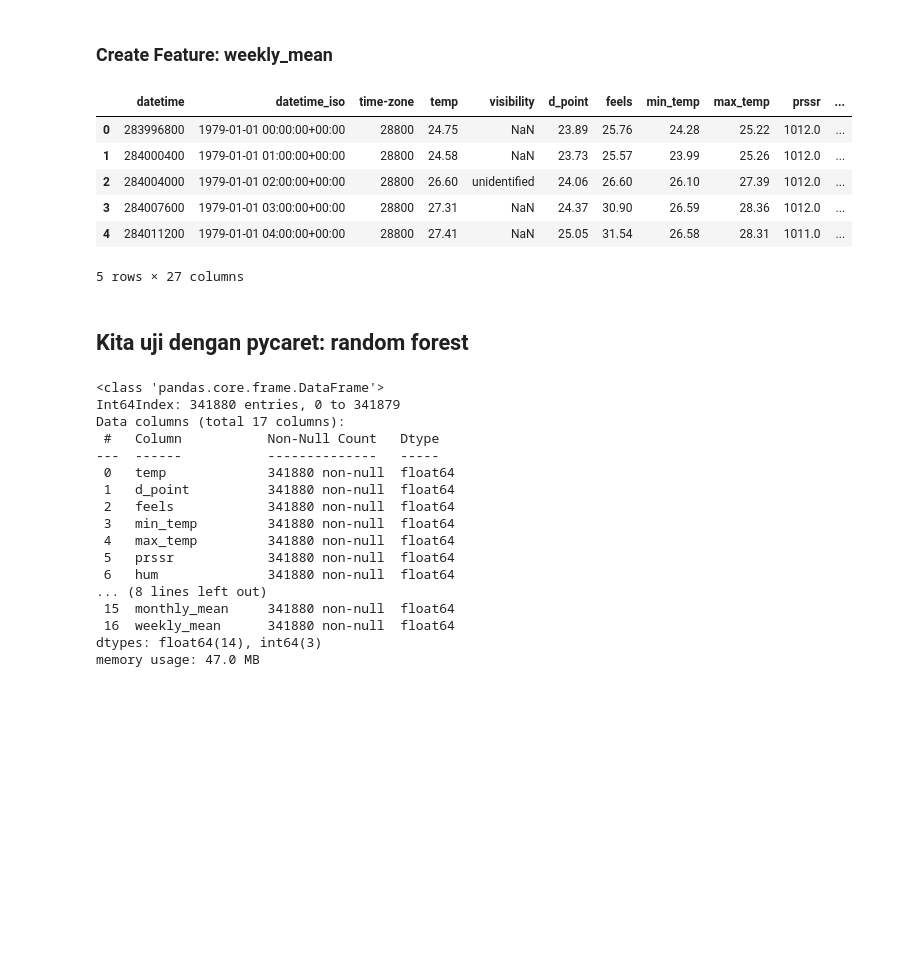
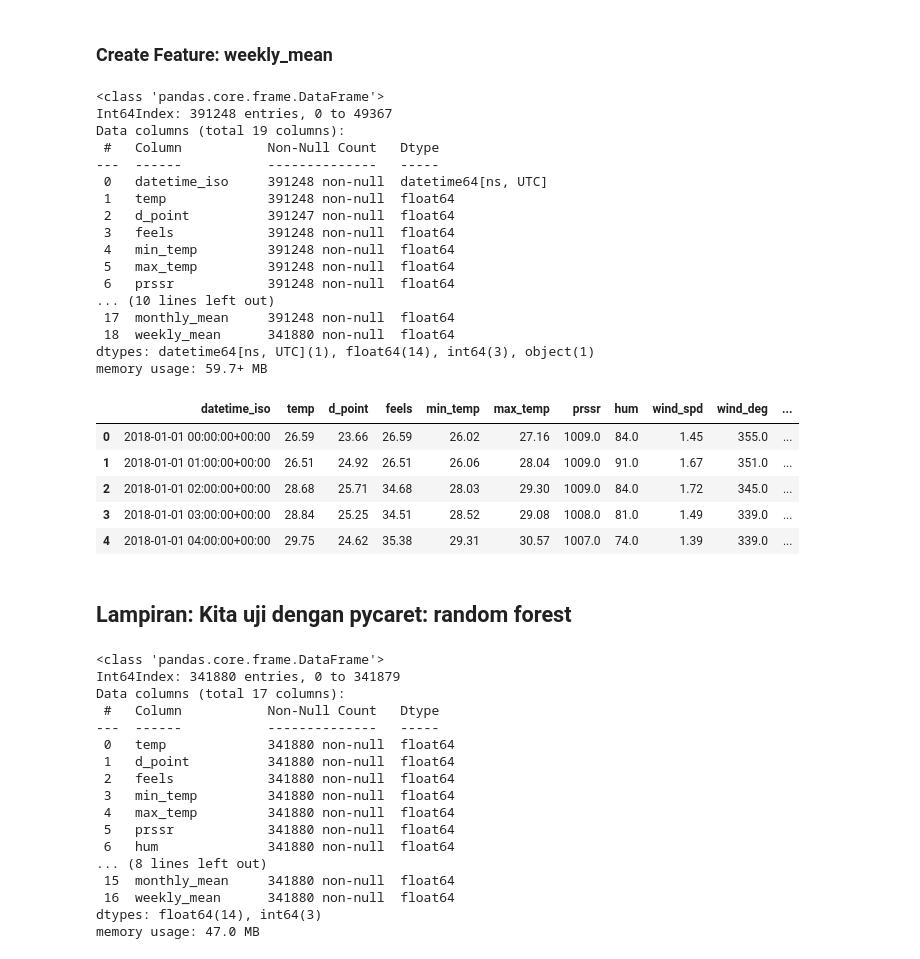
Before and after one commit to RayhanAdii/NextHope-Dataquest, a Jupyter notebook: 6_1_Feature_Extraction.ipynb, the cells around one changed output. Saved outputs shown, nothing was run; the diff lists cells and outputs as text; code cells hidden in the pictures; blank space fills up the shorter version.

Commit message:
add quick modeling using pycaret, still have bug on 6_1

```diff
--- a/6_1_Feature_Extraction.ipynb
+++ b/6_1_Feature_Extraction.ipynb
@@ -151,15 +151,23 @@ df['monthly_mean'] = df.groupby(df['datetime_iso'].dt.month)['rain_1h'].transfor
 # %%
 df['weekly_mean'] = df.groupby([df['datetime_iso'].dt.year, df['datetime_iso'].dt.month, df['datetime_iso'].dt.isocalendar().week])['rain_1h'].transform('mean')
 # %%
-df.head()
+df.info()
 # %% [output]
-|  | datetime | datetime_iso | time-zone | temp | visibility | d_point | feels | min_temp | max_temp | prssr | ... |
-| 0 | 283996800 | 1979-01-01 00:00:00+00:00 | 28800 | 24.75 | NaN | 23.89 | 25.76 | 24.28 | 25.22 | 1012.0 | ... |
-| 1 | 284000400 | 1979-01-01 01:00:00+00:00 | 28800 | 24.58 | NaN | 23.73 | 25.57 | 23.99 | 25.26 | 1012.0 | ... |
-| 2 | 284004000 | 1979-01-01 02:00:00+00:00 | 28800 | 26.60 | unidentified | 24.06 | 26.60 | 26.10 | 27.39 | 1012.0 | ... |
-| 3 | 284007600 | 1979-01-01 03:00:00+00:00 | 28800 | 27.31 | NaN | 24.37 | 30.90 | 26.59 | 28.36 | 1012.0 | ... |
-| 4 | 284011200 | 1979-01-01 04:00:00+00:00 | 28800 | 27.41 | NaN | 25.05 | 31.54 | 26.58 | 28.31 | 1011.0 | ... |
-5 rows × 27 columns
+<class 'pandas.core.frame.DataFrame'>
+Int64Index: 391248 entries, 0 to 49367
+Data columns (total 19 columns):
+ #   Column           Non-Null Count   Dtype
+---  ------           --------------   -----
+ 0   datetime_iso     391248 non-null  datetime64[ns, UTC]
+ 1   temp             391248 non-null  float64
+ 2   d_point          391247 non-null  float64
+ 3   feels            391248 non-null  float64
+ 4   min_temp         391248 non-null  float64
+ 5   max_temp         391248 non-null  float64
+ 6   prssr            391248 non-null  float64
+... (10 lines left out)
+ 17  monthly_mean     391248 non-null  float64
+ 18  weekly_mean      341880 non-null  float64
+dtypes: datetime64[ns, UTC](1), float64(14), int64(3), object(1)
+memory usage: 59.7+ MB
-# %% [markdown]
-## Kita uji dengan pycaret: random forest
 # %%
@@ -171,3 +179,12 @@ df_test = df[df['source'] == 'df_test']
 # Remove the 'source' column if you no longer need it
 df_train = df_train.drop(columns=['source'])
 df_test = df_test.drop(columns=['source'])
+# %%
+df_test.head()
+# %% [output]
+|  | datetime_iso | temp | d_point | feels | min_temp | max_temp | prssr | hum | wind_spd | wind_deg | ... |
+| 0 | 2018-01-01 00:00:00+00:00 | 26.59 | 23.66 | 26.59 | 26.02 | 27.16 | 1009.0 | 84.0 | 1.45 | 355.0 | ... |
+| 1 | 2018-01-01 01:00:00+00:00 | 26.51 | 24.92 | 26.51 | 26.06 | 28.04 | 1009.0 | 91.0 | 1.67 | 351.0 | ... |
+| 2 | 2018-01-01 02:00:00+00:00 | 28.68 | 25.71 | 34.68 | 28.03 | 29.30 | 1009.0 | 84.0 | 1.72 | 345.0 | ... |
+| 3 | 2018-01-01 03:00:00+00:00 | 28.84 | 25.25 | 34.51 | 28.52 | 29.08 | 1008.0 | 81.0 | 1.49 | 339.0 | ... |
+| 4 | 2018-01-01 04:00:00+00:00 | 29.75 | 24.62 | 35.38 | 29.31 | 30.57 | 1007.0 | 74.0 | 1.39 | 339.0 | ... |
@@ -174,3 +194,5 @@ df_test = df_test.drop(columns=['source'])
+# %% [markdown]
+## Lampiran: Kita uji dengan pycaret: random forest
 # %%
 df_train.info()
 # %% [output]
```
Also changed, not shown: parts of 4 cells of this notebook, 6 other files.
